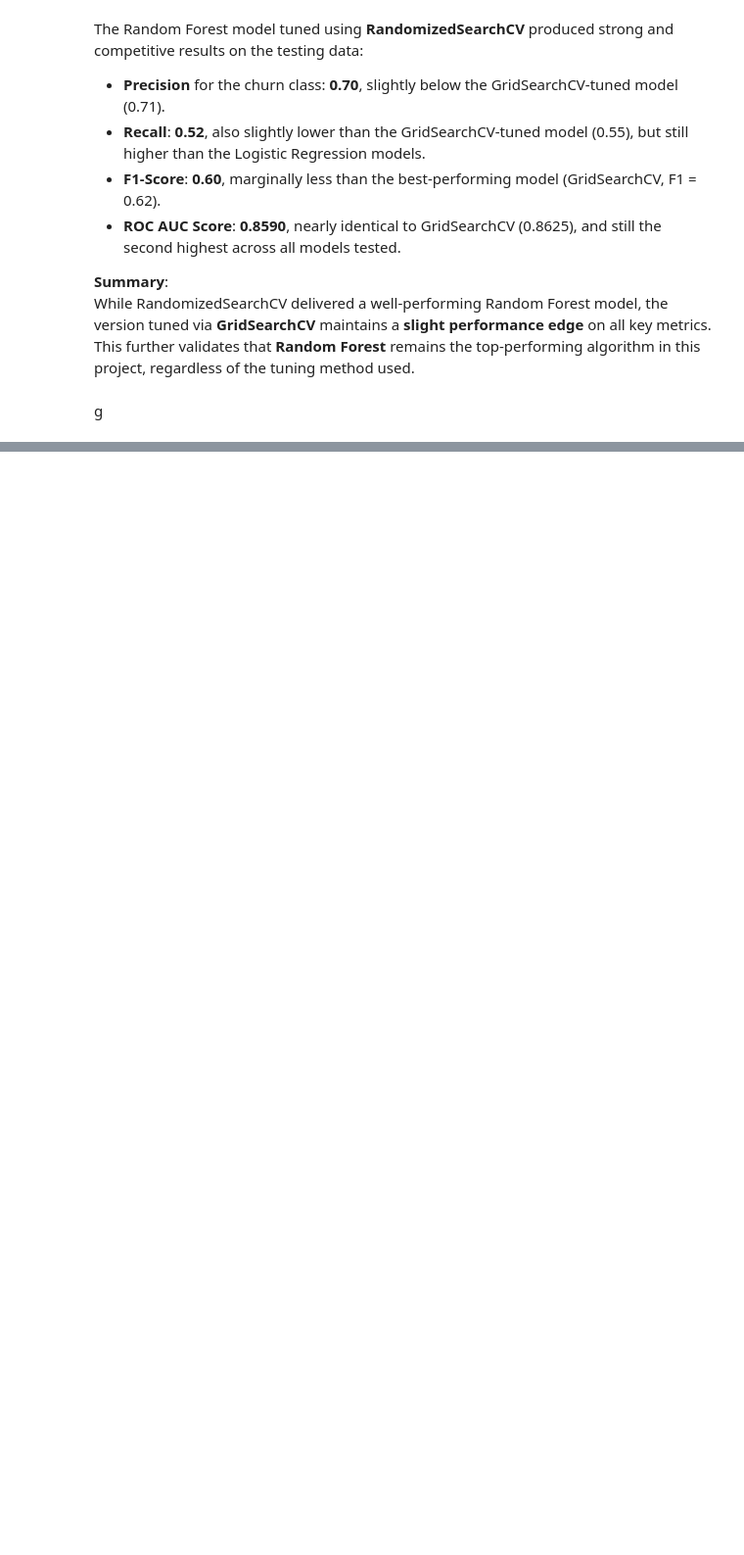
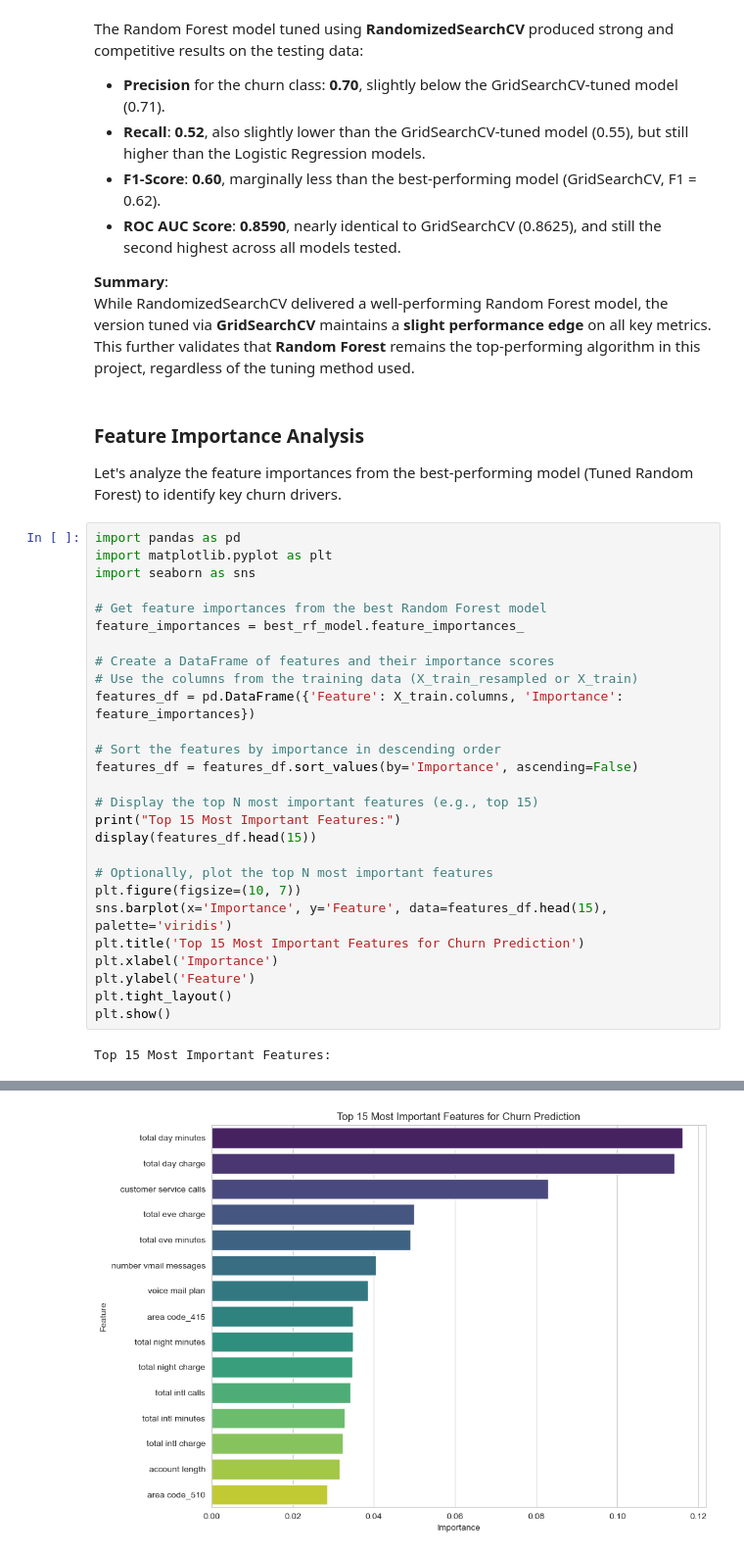
Before and after one commit to Wangui10/syria-tel-churn, a Jupyter notebook: classification_notebook.ipynb, the cells around one changed output, grey strips where cells are left out. Shown at 98% size. Cells and saved outputs as stored; diff of their text form; blank space fills up the shorter version.

Commit message:
Add feature importance analysis, visualization, and summary for final model

```diff
--- a/classification_notebook.ipynb
+++ b/classification_notebook.ipynb
@@ -1273,4 +1273,35 @@ The Random Forest model tuned using **RandomizedSearchCV** produced strong and c
  **Summary**:
 While RandomizedSearchCV delivered a well-performing Random Forest model, the version tuned via **GridSearchCV** maintains a **slight performance edge** on all key metrics. This further validates that **Random Forest** remains the top-performing algorithm in this project, regardless of the tuning method used.
 # %% [markdown]
-g
+### Feature Importance Analysis
+
+Let's analyze the feature importances from the best-performing model (Tuned Random Forest) to identify key churn drivers.
+# %%
+import pandas as pd
+import matplotlib.pyplot as plt
+import seaborn as sns
+
+# Get feature importances from the best Random Forest model
+feature_importances = best_rf_model.feature_importances_
+
+# Create a DataFrame of features and their importance scores
+# Use the columns from the training data (X_train_resampled or X_train)
+features_df = pd.DataFrame({'Feature': X_train.columns, 'Importance': feature_importances})
+
+# Sort the features by importance in descending order
+features_df = features_df.sort_values(by='Importance', ascending=False)
+
+# Display the top N most important features (e.g., top 15)
+print("Top 15 Most Important Features:")
+display(features_df.head(15))
+
+# Optionally, plot the top N most important features
+plt.figure(figsize=(10, 7))
+sns.barplot(x='Importance', y='Feature', data=features_df.head(15), palette='viridis')
+plt.title('Top 15 Most Important Features for Churn Prediction')
+plt.xlabel('Importance')
+plt.ylabel('Feature')
+plt.tight_layout()
+plt.show()
+# %% [output]
+Top 15 Most Important Features:
@@ -1276,0 +1324 @@ g
+[figure, added]
```
Also changed, not shown: parts of 2 cells of this notebook.
